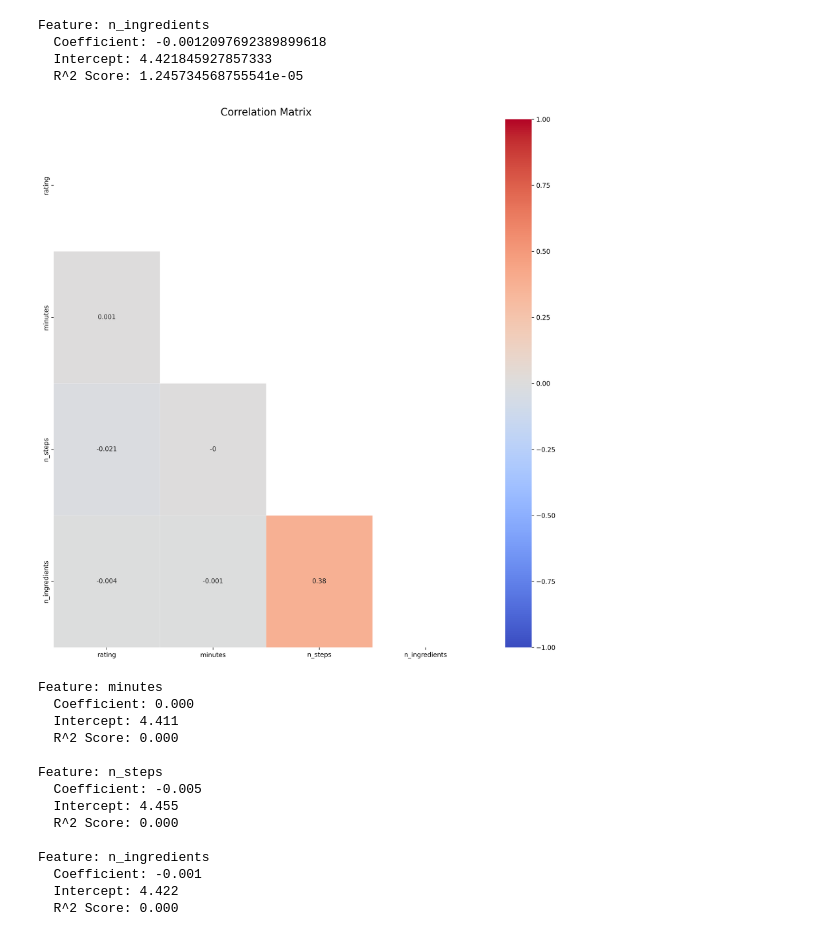
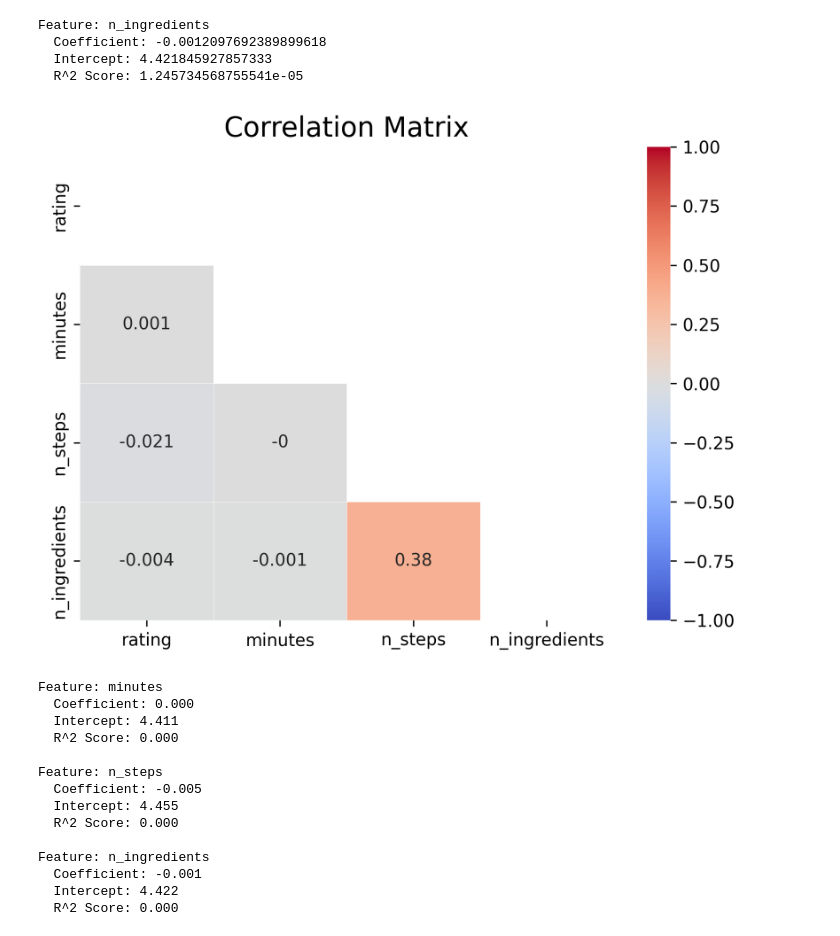
Before and after one commit to cjychoi/cse258-fa24, a Jupyter notebook: assignment2.ipynb, the cells around one changed output. Drawn from its saved outputs; the diff is of its cells as text; code cells hidden in the pictures.

```diff
--- a/assignment2.ipynb
+++ b/assignment2.ipynb
@@ -158,35 +158,35 @@ data['user_id'] = user_encoder.fit_transform(data['user_id'])
 corr_columns = [
     'rating', 'minutes', 'n_steps', 'n_ingredients'
 ]
 data_filtered = data[corr_columns]
 data_filtered = data_filtered.dropna()  # Drop rows with missing values
 
 # Calculate correlation matrix
 corr_matrix = data_filtered.corr().round(3)
 
 # Plot the correlation matrix
 mask = np.triu(np.ones_like(corr_matrix, dtype=bool))
-plt.figure(figsize=(15, 15), dpi=300)
+plt.figure(figsize=(7, 5), dpi=300)
 sns.heatmap(corr_matrix, vmin=-1, vmax=1, linewidths=.2, center=0.0, mask=mask, annot=True, cmap='coolwarm')
 plt.title("Correlation Matrix", fontsize=16)
 plt.show()
 
 # Linear regression for selected features
 target_column = 'rating'
 features = ['minutes', 'n_steps', 'n_ingredients']
 
 y = data_filtered[target_column]
 for feature in features:
     X = data_filtered[[feature]]
     model = LinearRegression()
     model.fit(X, y)
 
     print(f"Feature: {feature}")
     print(f"  Coefficient: {model.coef_[0]:.3f}")
     print(f"  Intercept: {model.intercept_:.3f}")
     print(f"  R^2 Score: {r2_score(y, model.predict(X)):.3f}\n")
 # %% [output]
-[figure, old version]
+[figure, new version]
 Feature: minutes
   Coefficient: 0.000
   Intercept: 4.411
```
Also changed, not shown: 1 other file.
